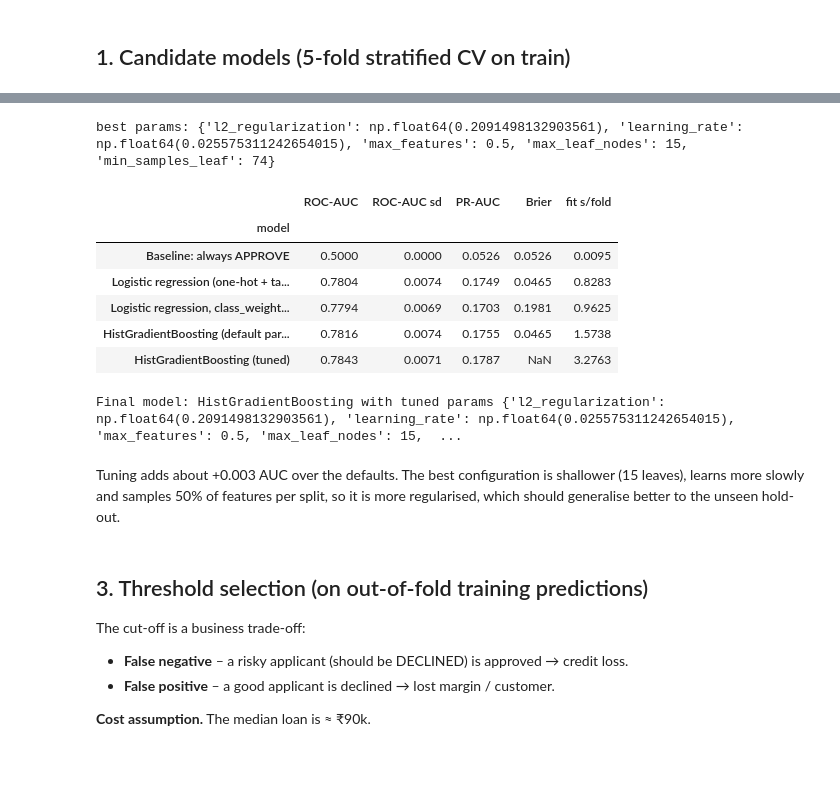
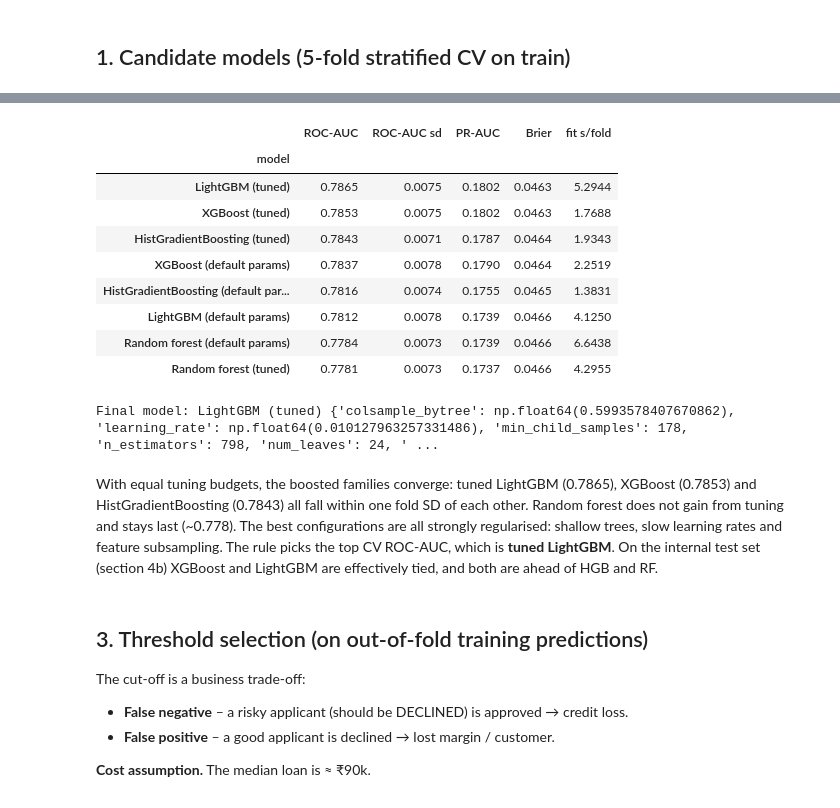
Before and after one commit to mikebox/pgai, a Jupyter notebook: notebooks/03_model_training_evaluation.ipynb, the cells around one changed output, grey strips where cells are left out. Cells and saved outputs as stored; diff of their text form; code cells hidden in the pictures; blank space fills up the shorter version.

```diff
--- a/notebooks/03_model_training_evaluation.ipynb
+++ b/notebooks/03_model_training_evaluation.ipynb
@@ -59,20 +59,22 @@ At scoring time the model only needs these raw inputs: ['Pincode', 'Age', 'Emplo
 ## 1. Candidate models (5-fold stratified CV on train)
 # %%
 CV5 = StratifiedKFold(n_splits=5, shuffle=True, random_state=C.RANDOM_STATE)
+# Tree families compared head to head. Display name -> build_pipeline(model=...) key.
+FAMILIES = {"HistGradientBoosting": "hgb", "Random forest": "rf", "XGBoost": "xgb", "LightGBM": "lgbm"}
 candidates = {
     "Baseline: always APPROVE": DummyClassifier(strategy="most_frequent"),
     "Logistic regression (one-hot + target enc.)": build_pipeline(FINAL_SPEC, model="logreg"),
     "Logistic regression, class_weight=balanced": build_pipeline(FINAL_SPEC, model="logreg", class_weight="balanced"),
-    "HistGradientBoosting (default params)": build_pipeline(FINAL_SPEC, model="hgb"),
+    **{f"{name} (default params)": build_pipeline(FINAL_SPEC, model=key) for name, key in FAMILIES.items()},
 }
-rows = []
-for name, est in candidates.items():
-    t0 = time.time()
+
+def cv_row(est):
     r = cross_validate(est, X_tr, y_tr, cv=CV5, scoring=["roc_auc", "average_precision", "neg_brier_score"], n_jobs=1)
-    rows.append({"model": name, "ROC-AUC": r["test_roc_auc"].mean(), "ROC-AUC sd": r["test_roc_auc"].std(),
-                 "PR-AUC": r["test_average_precision"].mean(), "Brier": -r["test_neg_brier_score"].mean(),
-                 "fit s/fold": r["fit_time"].mean()})
-cv_table = pd.DataFrame(rows).set_index("model").round(4)
+    return {"ROC-AUC": r["test_roc_auc"].mean(), "ROC-AUC sd": r["test_roc_auc"].std(),
+            "PR-AUC": r["test_average_precision"].mean(), "Brier": -r["test_neg_brier_score"].mean(),
+            "fit s/fold": r["fit_time"].mean()}
+
+cv_table = pd.DataFrame({name: cv_row(est) for name, est in candidates.items()}).T.rename_axis("model").round(4)
 cv_table
 # %% [output]
 |  | ROC-AUC | ROC-AUC sd | PR-AUC | Brier | fit s/fold |
@@ -118,31 +137,32 @@ search took 63s
 # %%
-best_params = {k.replace("clf__", ""): v for k, v in search.best_params_.items()}
-tuned = build_pipeline(FINAL_SPEC, model="hgb", **best_params)
-r = cross_validate(tuned, X_tr, y_tr, cv=CV5, scoring=["roc_auc", "average_precision"])
-cv_table.loc["HistGradientBoosting (tuned)"] = [r["test_roc_auc"].mean(), r["test_roc_auc"].std(),
-                                                r["test_average_precision"].mean(), np.nan, r["fit_time"].mean()]
-print("best params:", best_params)
-cv_table.round(4)
+for name, key in FAMILIES.items():
+    cv_table.loc[f"{name} (tuned)"] = pd.Series(cv_row(build_pipeline(FINAL_SPEC, model=key, **best_params[key]))).round(4)
+tree_rows = cv_table.loc[[i for i in cv_table.index if any(i.startswith(n) for n in FAMILIES)]]
+tree_rows.sort_values("ROC-AUC", ascending=False)
 # %% [output]
-best params: {'l2_regularization': np.float64(0.2091498132903561), 'learning_rate': np.float64(0.025575311242654015), 'max_features': 0.5, 'max_leaf_nodes': 15, 'min_samples_leaf': 74}
 |  | ROC-AUC | ROC-AUC sd | PR-AUC | Brier | fit s/fold |
 | model |  |  |  |  |  |
-| Baseline: always APPROVE | 0.5000 | 0.0000 | 0.0526 | 0.0526 | 0.0095 |
-| Logistic regression (one-hot + ta... | 0.7804 | 0.0074 | 0.1749 | 0.0465 | 0.8283 |
-| Logistic regression, class_weight... | 0.7794 | 0.0069 | 0.1703 | 0.1981 | 0.9625 |
-| HistGradientBoosting (default par... | 0.7816 | 0.0074 | 0.1755 | 0.0465 | 1.5738 |
-| HistGradientBoosting (tuned) | 0.7843 | 0.0071 | 0.1787 | NaN | 3.2763 |
+| LightGBM (tuned) | 0.7865 | 0.0075 | 0.1802 | 0.0463 | 5.2944 |
+| XGBoost (tuned) | 0.7853 | 0.0075 | 0.1802 | 0.0463 | 1.7688 |
+| HistGradientBoosting (tuned) | 0.7843 | 0.0071 | 0.1787 | 0.0464 | 1.9343 |
+| XGBoost (default params) | 0.7837 | 0.0078 | 0.1790 | 0.0464 | 2.2519 |
+| HistGradientBoosting (default par... | 0.7816 | 0.0074 | 0.1755 | 0.0465 | 1.3831 |
+| LightGBM (default params) | 0.7812 | 0.0078 | 0.1739 | 0.0466 | 4.1250 |
+| Random forest (default params) | 0.7784 | 0.0073 | 0.1739 | 0.0466 | 6.6438 |
+| Random forest (tuned) | 0.7781 | 0.0073 | 0.1737 | 0.0466 | 4.2955 |
 # %%
-# Pick the final model family by 5-fold CV ROC-AUC
-hgb_rows = cv_table.loc[["HistGradientBoosting (default params)", "HistGradientBoosting (tuned)"]]
-use_tuned = hgb_rows["ROC-AUC"].idxmax() == "HistGradientBoosting (tuned)"
-FINAL_PARAMS = best_params if use_tuned else {}
-print("Final model: HistGradientBoosting", "with tuned params" if use_tuned else "with default params", FINAL_PARAMS)
+# Pick the final model (family + default/tuned) by 5-fold CV ROC-AUC on train.
+best_name = tree_rows["ROC-AUC"].idxmax()
+FINAL_FAMILY = next(n for n in FAMILIES if best_name.startswith(n))
+FINAL_MODEL = FAMILIES[FINAL_FAMILY]
+FINAL_PARAMS = best_params[FINAL_MODEL] if best_name.endswith("(tuned)") else {}
+print("Final model:", best_name, FINAL_PARAMS)
 # %% [output]
-Final model: HistGradientBoosting with tuned params {'l2_regularization': np.float64(0.2091498132903561), 'learning_rate': np.float64(0.025575311242654015), 'max_features': 0.5, 'max_leaf_nodes': 15,  ...
+Final model: LightGBM (tuned) {'colsample_bytree': np.float64(0.5993578407670862), 'learning_rate': np.float64(0.010127963257331486), 'min_child_samples': 178, 'n_estimators': 798, 'num_leaves': 24, ' ...
 # %% [markdown]
-Tuning adds about +0.003 AUC over the defaults. The best configuration is shallower (15 leaves), learns more slowly and samples 50% of features per split,
-so it is more regularised, which should generalise better to the unseen hold-out.
+With equal tuning budgets, the boosted families converge: tuned LightGBM (0.7865), XGBoost (0.7853) and HistGradientBoosting (0.7843) all fall within one fold SD of each other.
+Random forest does not gain from tuning and stays last (~0.778). The best configurations are all strongly regularised: shallow trees, slow learning rates and feature subsampling.
+The rule picks the top CV ROC-AUC, which is **tuned LightGBM**. On the internal test set (section 4b) XGBoost and LightGBM are effectively tied, and both are ahead of HGB and RF.
 # %% [markdown]
 ## 3. Threshold selection (on out-of-fold training predictions)
 
```
Also changed, not shown: parts of 21 cells of this notebook, 14 other files.
